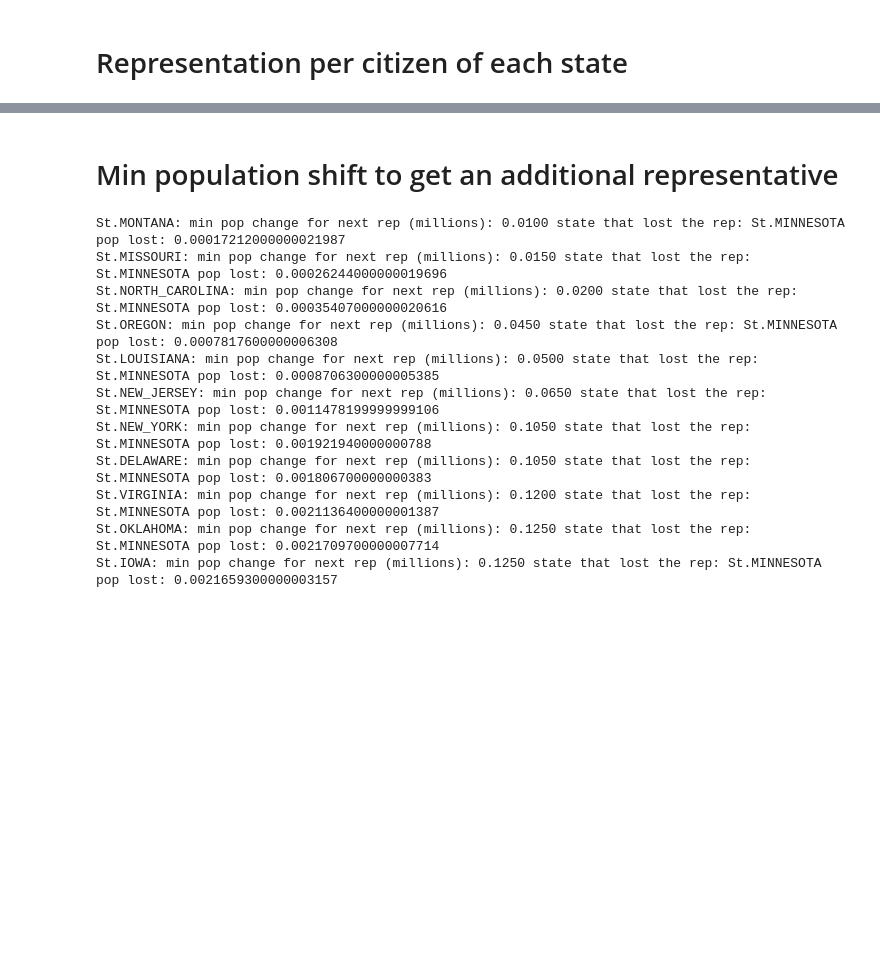
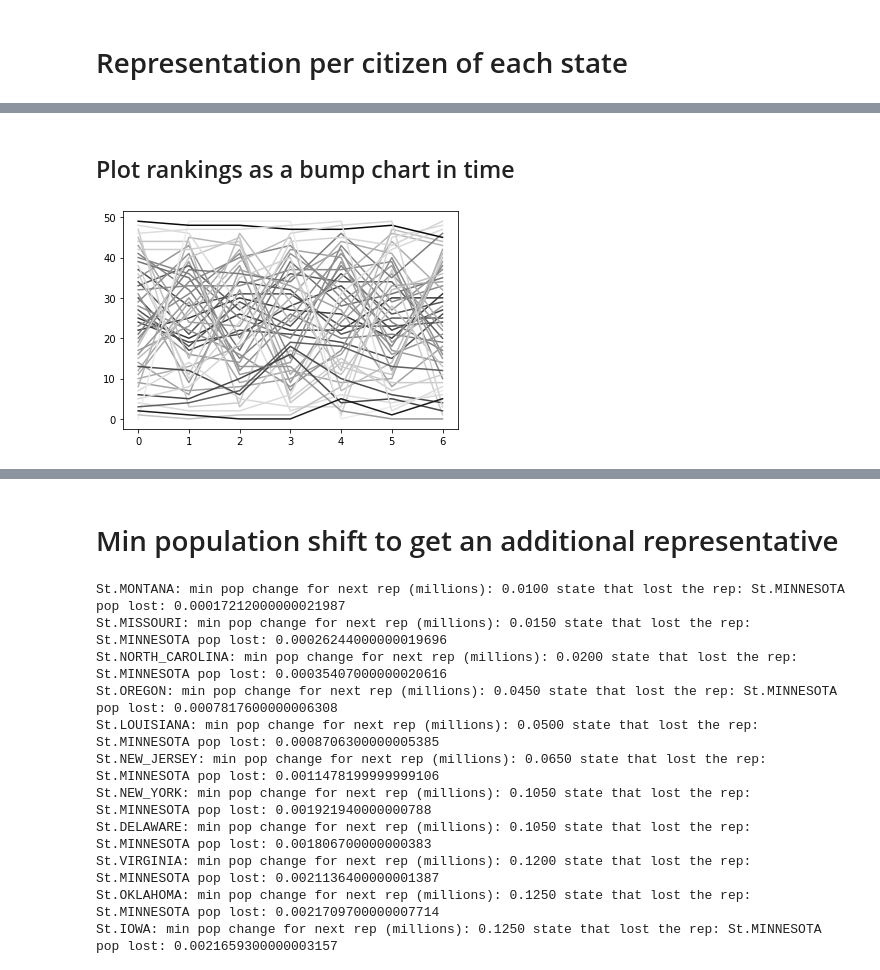
Before and after one commit to smrfeld/house-of-reps, a Jupyter notebook: notebooks/analyze.ipynb, the cells around one changed output, grey strips where cells are left out. Drawn from its saved outputs; the diff is of its cells as text; code cells hidden in the pictures; blank space fills up the shorter version.

```diff
--- a/notebooks/analyze.ipynb
+++ b/notebooks/analyze.ipynb
@@ -44,0 +11,8 @@ plt.show()
+# %%
+def save_fig(fname: str):
+    if not os.path.isdir("figures"):
+        os.makedirs('figures')
+    s = os.path.join("figures/",fname)
+    plt.savefig(s)
+
+    print("Saved figure to: %s" % s)
@@ -44,0 +104,35 @@ plt.show()
+# %% [markdown]
+## Plot rankings as a bump chart in time
+# %%
+df = pd.read_csv('analyze_data/residents_per_rep.csv')
+
+rankings = {}
+for year in Year:
+    df_year = df[df['year'] == int(year.value)]
+    df_year = df_year[df_year['state'] != 'fair']
+
+    df_year = df_year.sort_values(by=['residents per rep'])
+
+    rankings[year] = list(df_year['state'])
+# %%
+plt_data = {}
+for st in [x for x in St if x != St.DISTRICT_OF_COLUMBIA]:
+    x = np.arange(0,len(rankings))
+    y = [ranks.index(st.name) for ranks in rankings.values()]
+
+    # Color by the variance in the ranking to identify states that are consistently over/under represented
+    mean = np.mean(y)
+    std = np.std(y)
+
+    plt_data[st] = (x,y,mean,std)
+
+std_max = max([x[2] for x in plt_data.values()])
+std_min = min([x[2] for x in plt_data.values()])
+
+plt.figure()
+for st, dat in plt_data.items():
+    x, y, mean, std = dat
+    col = 0.1 + 0.9 * (1 - pow(1 - (std-std_min) / (std_max - std_min),4))
+    plt.plot(x, y, color=(col,col,col))
+# %% [output]
+[figure, added]
```
Also changed, not shown: parts of 19 cells of this notebook, 11 other files.
